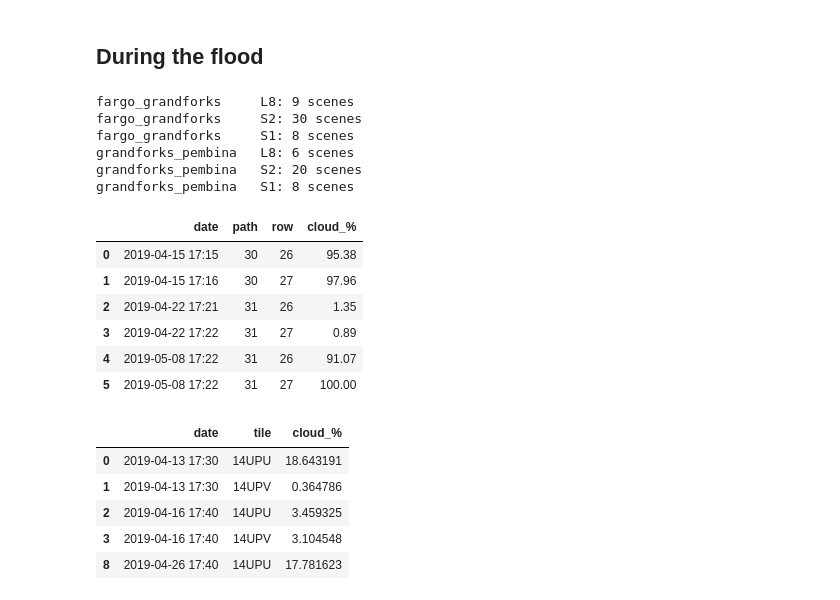
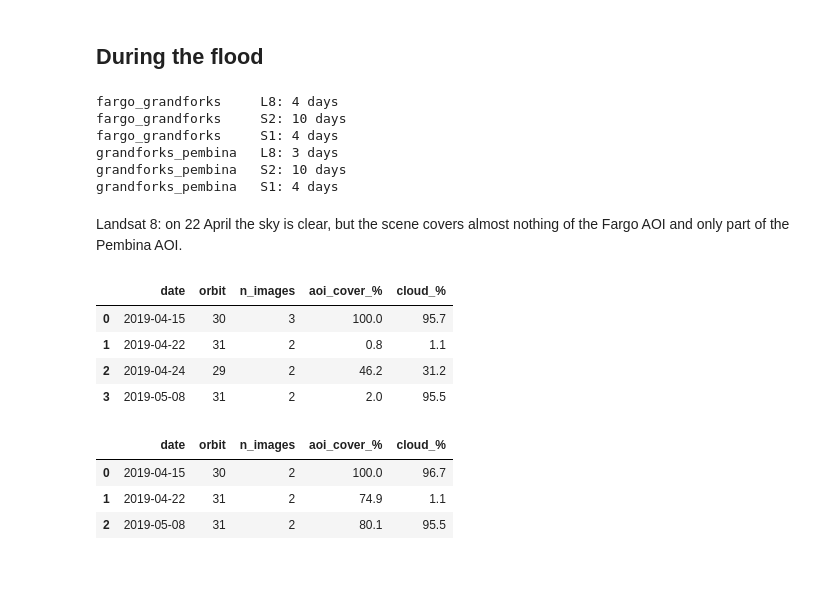
Before and after one commit to 0-Seby/earth-observation, a Jupyter notebook: notebooks/01_scene_availability.ipynb, the cells around one changed output. Drawn from its saved outputs; the diff is of its cells as text; code cells hidden in the pictures; blank space fills up the shorter version.

```diff
--- a/notebooks/01_scene_availability.ipynb
+++ b/notebooks/01_scene_availability.ipynb
@@ -6,8 +6,12 @@ and the AOI, and to document data availability (clouds, temporal gaps) for the r
 # %%
 import ee
+import pandas as pd
+
 import common as c
 
 c.init()
 c.TABLES.mkdir(parents=True, exist_ok=True)
+
+aois = {name: c.get_aoi(name) for name in c.AOI_BOXES}
 # %% [markdown]
 ## AOI candidates
@@ -38,0 +18,7 @@ def sentinel1(roi, window):
+# %%
+m = c.Map()
+for aoi_name, aoi in aois.items():
+    # addLayer wants a collection, so wrap the AOI box in a FeatureCollection.
+    outline = ee.FeatureCollection(aoi)
+    m.addLayer(outline, {"color": "red"}, aoi_name)
+m
@@ -39,37 +40,34 @@ def sentinel1(roi, window):
 # %% [markdown]
 ## During the flood
 # %%
-tables = {}
-for aoi_name in c.AOI_BOXES:
-    roi = c.aoi(aoi_name)
-    for sensor, fn in [("L8", landsat8), ("S2", sentinel2), ("S1", sentinel1)]:
-        df = fn(roi, c.FLOOD_WINDOW)
-        tables[(aoi_name, sensor)] = df
-        df.to_csv(c.TABLES / f"scenes_flood_{aoi_name}_{sensor}.csv", index=False)
-        print(f"{aoi_name:20s} {sensor}: {len(df)} scenes")
+flood_tables: dict[tuple[str, c.Sensor], pd.DataFrame] = {}
+for aoi_name, aoi in aois.items():
+    for sensor in c.Sensor:
+        table = c.scenes_per_day(sensor, aoi, c.FLOOD_WINDOW)
+        flood_tables[(aoi_name, sensor)] = table
+        table.to_csv(c.TABLES / f"scenes_flood_{aoi_name}_{sensor.name}.csv", index=False)
+        print(f"{aoi_name:20s} {sensor.name}: {len(table)} days")
 # %% [output]
-fargo_grandforks     L8: 9 scenes
-fargo_grandforks     S2: 30 scenes
-fargo_grandforks     S1: 8 scenes
-grandforks_pembina   L8: 6 scenes
-grandforks_pembina   S2: 20 scenes
-grandforks_pembina   S1: 8 scenes
+fargo_grandforks     L8: 4 days
+fargo_grandforks     S2: 10 days
+fargo_grandforks     S1: 4 days
+grandforks_pembina   L8: 3 days
+grandforks_pembina   S2: 10 days
+grandforks_pembina   S1: 4 days
+# %% [markdown]
+Landsat 8: on 22 April the sky is clear, but the scene covers almost nothing of the Fargo AOI and only part of the Pembina AOI.
+# %%
+flood_tables[("fargo_grandforks", c.Sensor.L8)]
+# %% [output]
+|  | date | orbit | n_images | aoi_cover_% | cloud_% |
+| 0 | 2019-04-15 | 30 | 3 | 100.0 | 95.7 |
+| 1 | 2019-04-22 | 31 | 2 | 0.8 | 1.1 |
+| 2 | 2019-04-24 | 29 | 2 | 46.2 | 31.2 |
+| 3 | 2019-05-08 | 31 | 2 | 2.0 | 95.5 |
 # %%
-tables[("grandforks_pembina", "L8")]
+flood_tables[("grandforks_pembina", c.Sensor.L8)]
 # %% [output]
-|  | date | path | row | cloud_% |
-| 0 | 2019-04-15 17:15 | 30 | 26 | 95.38 |
-| 1 | 2019-04-15 17:16 | 30 | 27 | 97.96 |
-| 2 | 2019-04-22 17:21 | 31 | 26 | 1.35 |
-| 3 | 2019-04-22 17:22 | 31 | 27 | 0.89 |
-| 4 | 2019-05-08 17:22 | 31 | 26 | 91.07 |
-| 5 | 2019-05-08 17:22 | 31 | 27 | 100.00 |
+|  | date | orbit | n_images | aoi_cover_% | cloud_% |
+| 0 | 2019-04-15 | 30 | 2 | 100.0 | 96.7 |
+| 1 | 2019-04-22 | 31 | 2 | 74.9 | 1.1 |
+| 2 | 2019-05-08 | 31 | 2 | 80.1 | 95.5 |
-# %%
-tables[("grandforks_pembina", "S2")].query("`cloud_%` < 30")
-# %% [output]
-|  | date | tile | cloud_% |
-| 0 | 2019-04-13 17:30 | 14UPU | 18.643191 |
-| 1 | 2019-04-13 17:30 | 14UPV | 0.364786 |
-| 2 | 2019-04-16 17:40 | 14UPU | 3.459325 |
-| 3 | 2019-04-16 17:40 | 14UPV | 3.104548 |
-| 8 | 2019-04-26 17:40 | 14UPU | 17.781623 |
```
Also changed, not shown: parts of 18 cells of this notebook, 23 other files.
